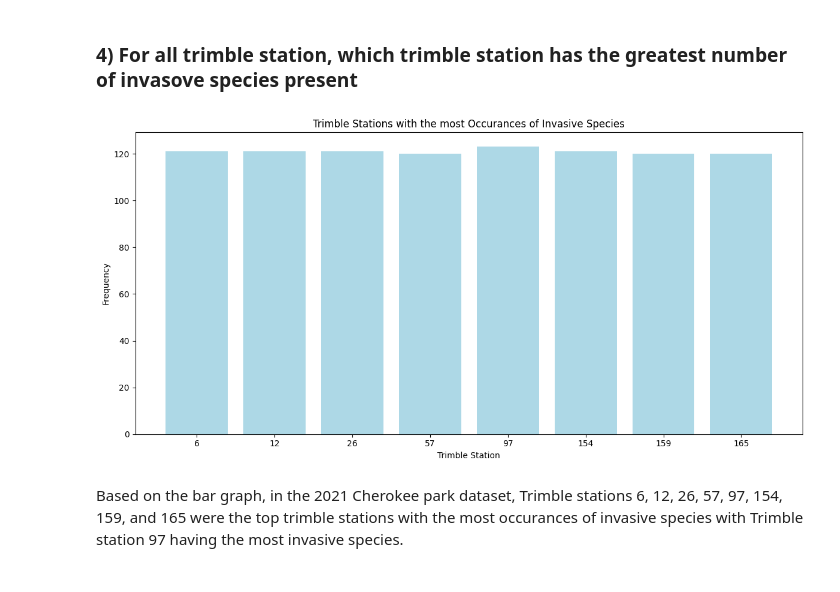
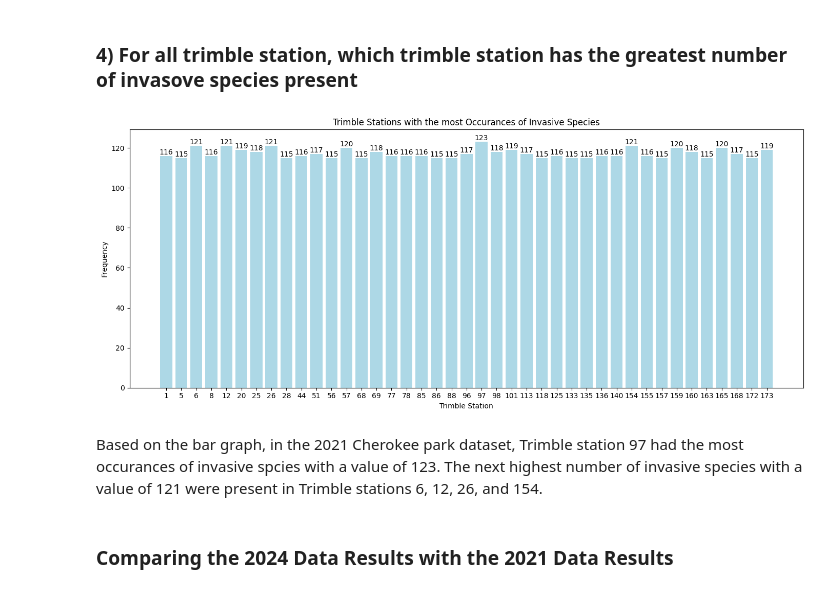
Before and after one commit to Graviton12/CS-430-Group-Project, a Jupyter notebook: Cherokee_Park_2024_and_2021_EDA_samia.ipynb, the cells around one changed output. Saved outputs shown, nothing was run; the diff lists cells and outputs as text; code cells hidden in the pictures.

```diff
--- a/Cherokee_Park_2024_and_2021_EDA_samia.ipynb
+++ b/Cherokee_Park_2024_and_2021_EDA_samia.ipynb
@@ -275,14 +275,14 @@ plt.figure(figsize=(14, 6))
 x_positions = list(range(len(top_trimble_stations['Trimble_station'])))
 
 # Create the bar graph using categorical x-axis
-bars = plt.bar(x_positions, top_trimble_stations['row_sum'], color='darkred')
+bars_2024 = plt.bar(x_positions, top_trimble_stations['row_sum'], color='darkred')
 
 # Adding labels on top of each bar
-for bar in bars:
+for bar in bars_2024:
     yval = bar.get_height()
     plt.text(bar.get_x() + bar.get_width()/2, yval, int(yval), ha='center', va='bottom')
 
-# Adding labels and title (optional)
+# Adding title
 plt.title('Trimble Stations with the most Occurances of Invasive Species')
 
 # Adding the axes titles
@@ -503,31 +503,38 @@ For the 2021 Cherokee Park dataset, based on the bar graph, the Euonymus Fortune
 # %%
 # Calculate the sum of all invasive species for each location (row-wise sum)
 invasive_data_2021['row_sum'] = invasive_data_2021.drop('Trimble_station', axis=1).sum(axis=1)
 
-# filter the data so that only the trimble station's whose coressponding row_sum value is at least 100
-top_trimble_stations = invasive_data_2021[invasive_data_2021['row_sum'] >= 120]
+# filter the data so that only the trimble station's whose coressponding row_sum value is at least 115
+top_trimble_stations = invasive_data_2021[invasive_data_2021['row_sum'] >= 115]
 
 # creating a histogram to show the occurances of invasive species per trimble station for the top trimble stations
-plt.figure(figsize=(12, 6))
+plt.figure(figsize=(14, 6))
 # Create a list of positions (0, 1, 2, etc.) for the categorical x-axis
 x_positions = list(range(len(top_trimble_stations['Trimble_station'])))
 
 # Create the bar graph using categorical x-axis
-plt.bar(x_positions, top_trimble_stations['row_sum'], color='lightblue')
+bars_2021 = plt.bar(x_positions, top_trimble_stations['row_sum'], color='lightblue')
 
-# Adding labels and title (optional)
+# Adding labels on top of each bar
+for bar in bars_2021:
+    yval = bar.get_height()
+    plt.text(bar.get_x() + bar.get_width()/2, yval, int(yval), ha='center', va='bottom')
+
+# Adding title
 plt.title('Trimble Stations with the most Occurances of Invasive Species')
 
 # Adding the axes titles
 plt.ylabel('Frequency')
 plt.xlabel('Trimble Station')
 # Set the x-ticks to the station names (categories)
 plt.xticks(x_positions, top_trimble_stations['Trimble_station'])
 
 # Display the plot
 plt.tight_layout()
 plt.show()
 # %% [output]
-[figure, old version]
+[figure, new version]
 # %% [markdown]
-Based on the bar graph, in the 2021 Cherokee park dataset, Trimble stations 6, 12, 26, 57, 97, 154, 159, and 165 were the top trimble stations with the most occurances of invasive species with Trimble station 97 having the most invasive species.
+Based on the bar graph, in the 2021 Cherokee park dataset, Trimble station 97 had the most occurances of invasive spcies with a value of 123. The next highest number of invasive species with a value of 121 were present in Trimble stations 6, 12, 26, and 154.
+# %% [markdown]
+### Comparing the 2024 Data Results with the 2021 Data Results
```
Also changed, not shown: parts of 1 cell of this notebook.
